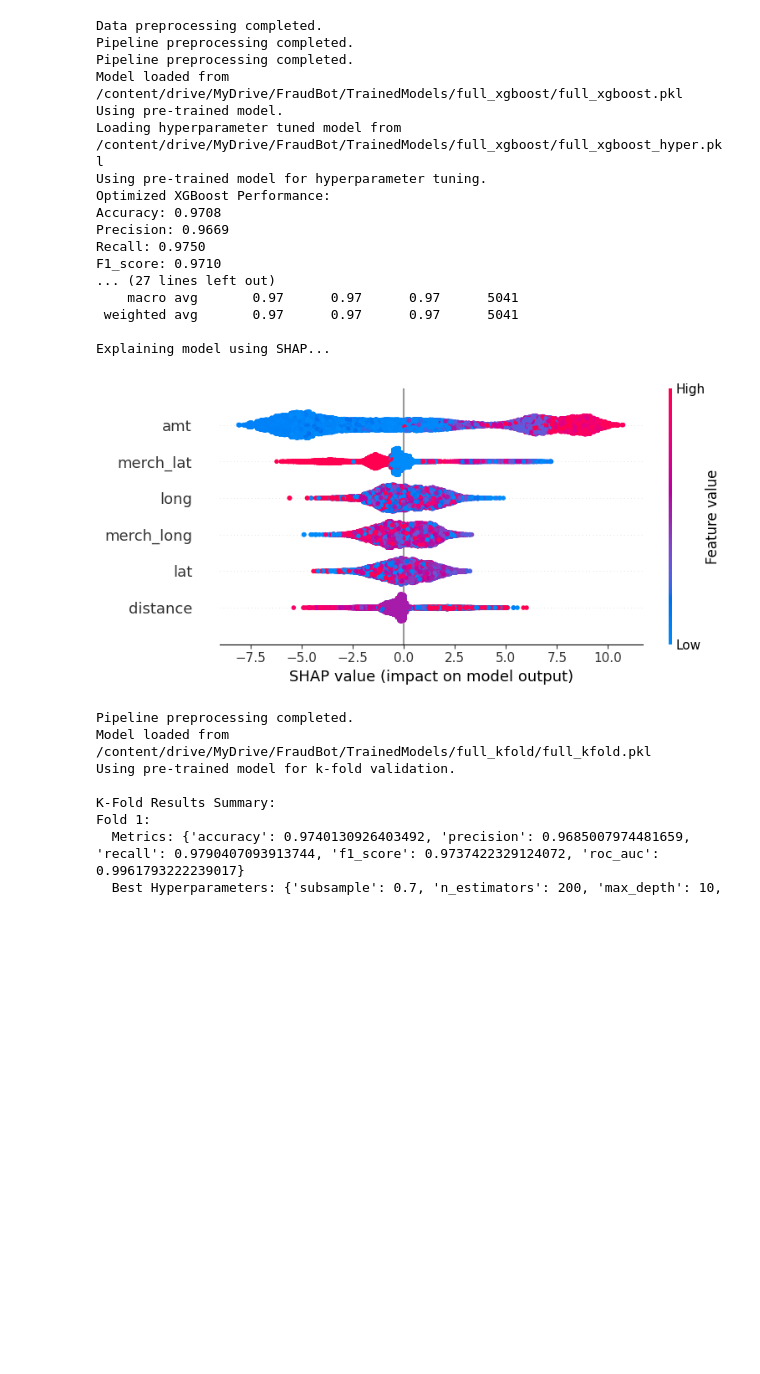
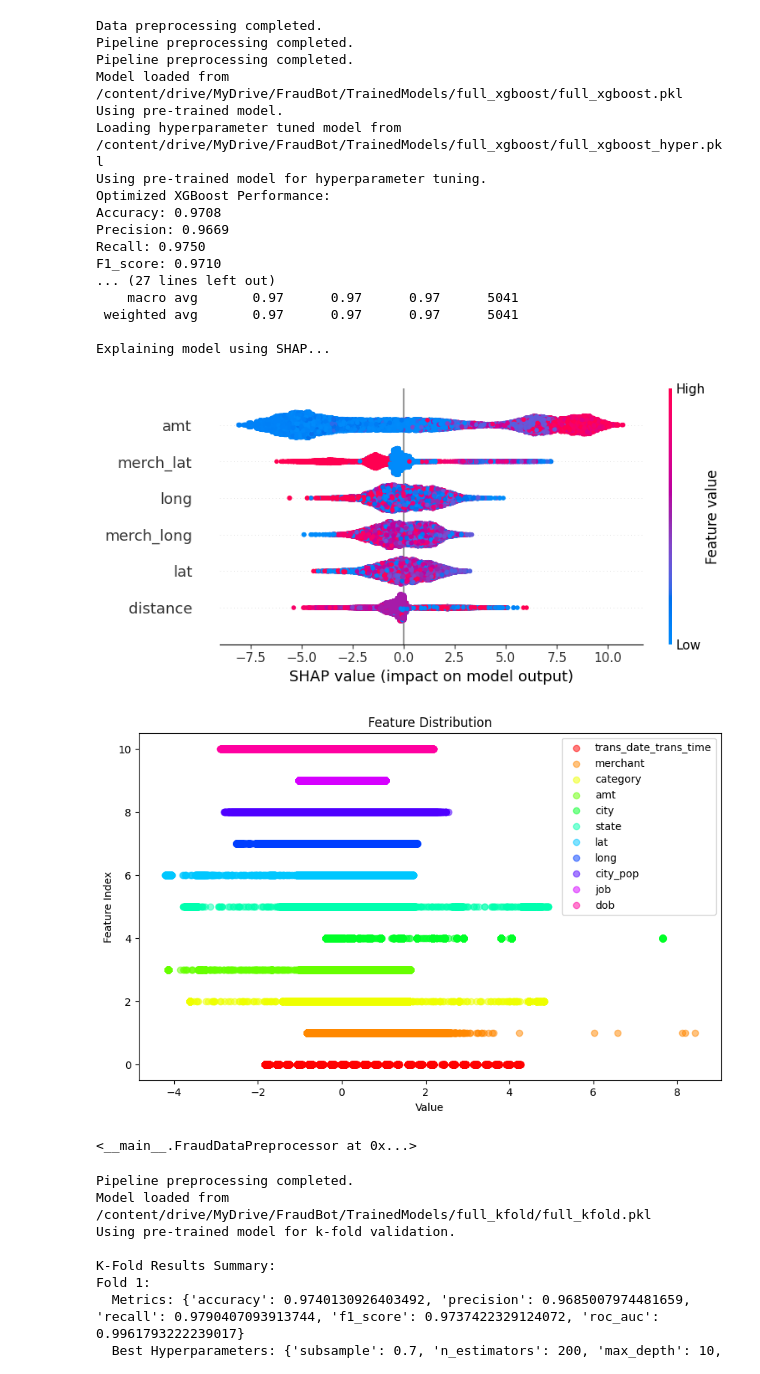
Before and after one commit to BlakeMilstead/FraudBot, a Jupyter notebook: FraudBotFinal.ipynb, the cells around one changed output. Saved outputs shown, nothing was run; the diff lists cells and outputs as text; code cells hidden in the pictures; blank space fills up the shorter version.

```diff
--- a/FraudBotFinal.ipynb
+++ b/FraudBotFinal.ipynb
@@ -157,6 +160,8 @@ class FraudDataPreprocessor:
       X = self.data.drop(columns=[self.target])  # Drop target column from features
       y = self.data[self.target]  # Extract the target column
 
+      self.features = X.columns.tolist()
+
       # Ensure all columns are numeric
       for col in X.columns:
           if X[col].dtype == 'datetime64[ns]':
@@ -172,6 +177,9 @@ class FraudDataPreprocessor:
       smote = SMOTE(sampling_strategy='auto', random_state=42)
       X_resampled, y_resampled = smote.fit_resample(X, y)
 
+      scaler = StandardScaler()
+      X_resampled = scaler.fit_transform(X_resampled)
+
       # Split resampled data back into training set
       self.X_train = X_resampled
       self.y_train = y_resampled
@@ -179,6 +187,20 @@ class FraudDataPreprocessor:
       print("Data preprocessing completed.")
 
       return self.data
+
+    def visualize_data(self):
+      cmap = plt.get_cmap('hsv')
+      colors = [cmap(i / self.X_train.shape[1]) for i in range(self.X_train.shape[1])]
+      plt.figure(figsize=(10, 6))
+      for i in range(self.X_train.shape[1]):
+        data = self.X_train[:,i]
+        plt.scatter(data, np.ones_like(data) * i, color=colors[i], label=f'{self.features[i]}', alpha=.5)
+      plt.legend(loc='upper right')
+      plt.xlabel('Value')
+      plt.ylabel('Feature Index')
+      plt.title('Feature Distribution')
+      plt.show()
+      return self
 # %%
 class FraudDetectionPipeline:
     def __init__(self, data, features, target, model_filename):
@@ -618,34 +640,37 @@ data = process_data.preprocess()
 
 features = ['amt', 'lat', 'long', 'merch_lat', 'merch_long', 'distance', 'high_risk', 'dob_clean', 'transaction_time']
 target = 'is_fraud'
 
 # Initialize and run pipeline
 pipeline = FraudDetectionPipeline(data, features, target, 'full_xgboost')
 pipeline.preprocess()
 pipeline.train_baseline_model()
 pipeline.hyperparameter_tuning()
 pipeline.evaluate_optimized_model()
 pipeline.adjust_threshold_and_evaluate(threshold=0.3)  # Adjust threshold for recall optimization
 pipeline.explain_model()
+process_data.visualize_data()
 # %% [output]
 Data preprocessing completed.
 Pipeline preprocessing completed.
 Pipeline preprocessing completed.
 Model loaded from /content/drive/MyDrive/FraudBot/TrainedModels/full_xgboost/full_xgboost.pkl
 Using pre-trained model.
 Loading hyperparameter tuned model from /content/drive/MyDrive/FraudBot/TrainedModels/full_xgboost/full_xgboost_hyper.pkl
 Using pre-trained model for hyperparameter tuning.
 Optimized XGBoost Performance:
 Accuracy: 0.9708
 Precision: 0.9669
 Recall: 0.9750
 F1_score: 0.9710
 ... (27 lines left out)
     macro avg       0.97      0.97      0.97      5041
  weighted avg       0.97      0.97      0.97      5041
 
 Explaining model using SHAP...
-[figure, old version]
+[figure, new version]
+[figure, added]
+<__main__.FraudDataPreprocessor at 0x...>
 # %%
 kfold_pipeline = FraudDetectionPipeline(data, features, target, 'full_kfold')
 X, y = kfold_pipeline.preprocess()
```
Also changed, not shown: parts of 3 cells of this notebook.
